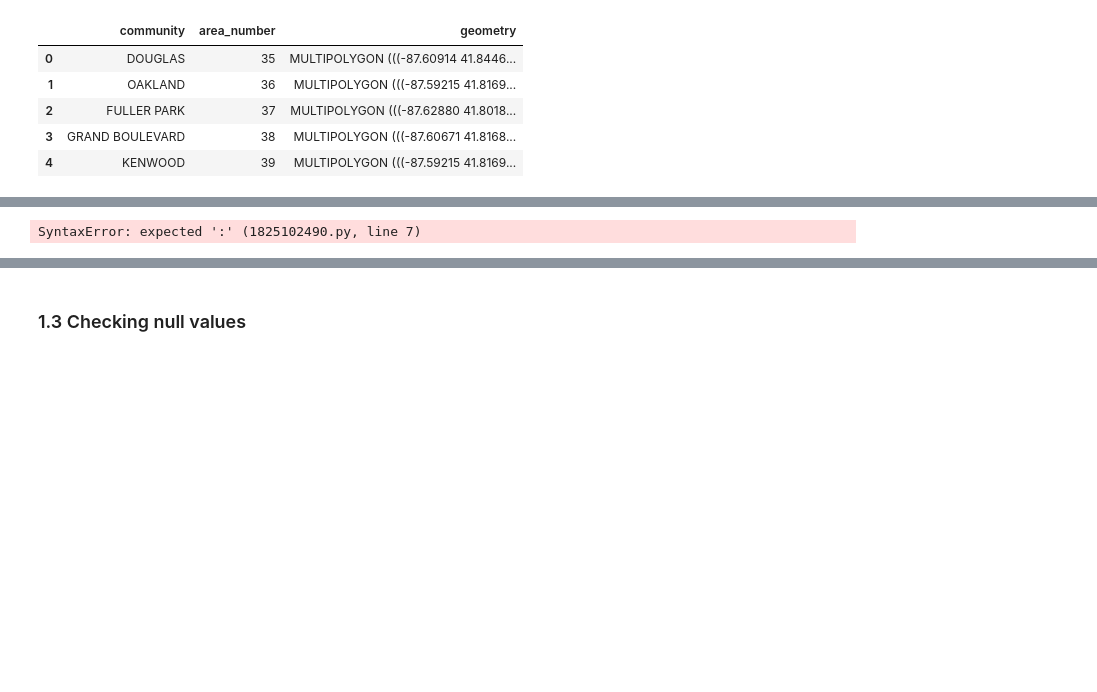
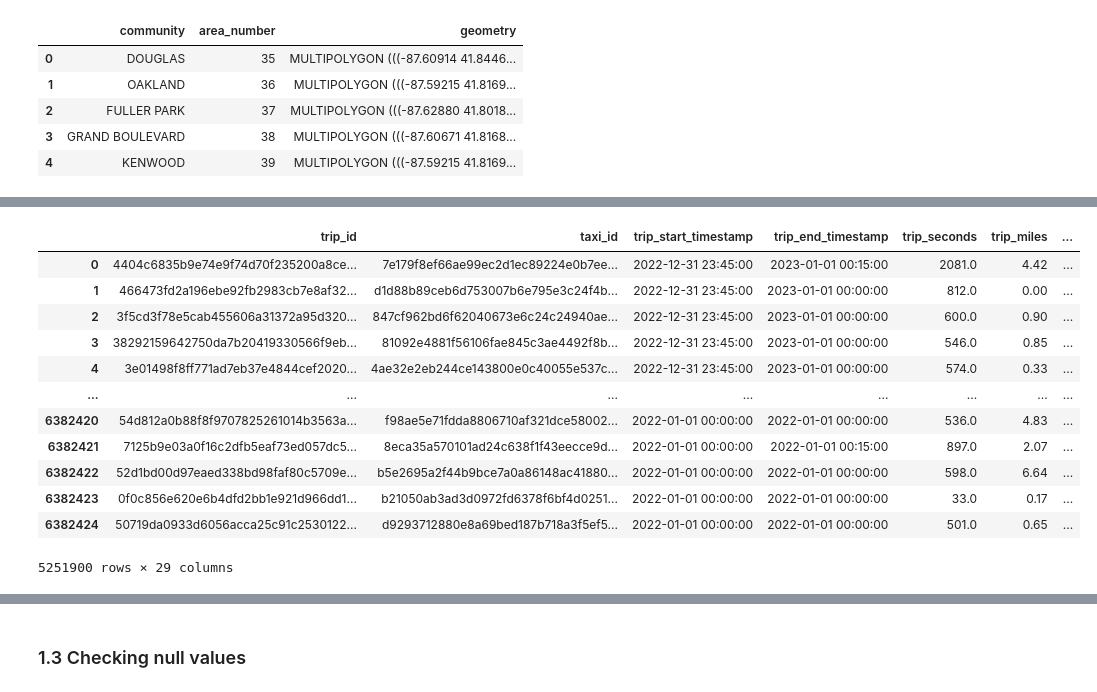
Before and after one commit to madxox/AAA_Teamassignment, a Jupyter notebook: 01a_prep_taxidata.ipynb, the cells around one changed output, grey strips where cells are left out. Saved outputs shown, nothing was run; the diff lists cells and outputs as text; code cells hidden in the pictures; blank space fills up the shorter version.

```diff
--- a/01a_prep_taxidata.ipynb
+++ b/01a_prep_taxidata.ipynb
@@ -350,2 +312,6 @@ merged_gdf.head()
 # %%
 ## MERGE HERE --------------------
+# %%
+condition = ~(merged_dropoff_df['pickup_area_number'].isna() | merged_dropoff_df['dropoff_area_number'].isna())
+
+df_merged = merged_dropoff_df[condition]
@@ -352,19 +338,20 @@ merged_gdf.head()
+# %%
+df_merged
+# %% [output]
+|  | trip_id | taxi_id | trip_start_timestamp | trip_end_timestamp | trip_seconds | trip_miles | ... |
+| 0 | 4404c6835b9e74e9f74d70f235200a8ce... | 7e179f8ef66ae99ec2d1ec89224e0b7ee... | 2022-12-31 23:45:00 | 2023-01-01 00:15:00 | 2081.0 | 4.42 | ... |
+| 1 | 466473fd2a196ebe92fb2983cb7e8af32... | d1d88b89ceb6d753007b6e795e3c24f4b... | 2022-12-31 23:45:00 | 2023-01-01 00:00:00 | 812.0 | 0.00 | ... |
+| 2 | 3f5cd3f78e5cab455606a31372a95d320... | 847cf962bd6f62040673e6c24c24940ae... | 2022-12-31 23:45:00 | 2023-01-01 00:00:00 | 600.0 | 0.90 | ... |
+| 3 | 38292159642750da7b20419330566f9eb... | 81092e4881f56106fae845c3ae4492f8b... | 2022-12-31 23:45:00 | 2023-01-01 00:00:00 | 546.0 | 0.85 | ... |
+| 4 | 3e01498f8ff771ad7eb37e4844cef2020... | 4ae32e2eb244ce143800e0c40055e537c... | 2022-12-31 23:45:00 | 2023-01-01 00:00:00 | 574.0 | 0.33 | ... |
+| ... | ... | ... | ... | ... | ... | ... | ... |
+| 6382420 | 54d812a0b88f8f9707825261014b3563a... | f98ae5e71fdda8806710af321dce58002... | 2022-01-01 00:00:00 | 2022-01-01 00:00:00 | 536.0 | 4.83 | ... |
+| 6382421 | 7125b9e03a0f16c2dfb5eaf73ed057dc5... | 8eca35a570101ad24c638f1f43eecce9d... | 2022-01-01 00:00:00 | 2022-01-01 00:15:00 | 897.0 | 2.07 | ... |
+| 6382422 | 52d1bd00d97eaed338bd98faf80c5709e... | b5e2695a2f44b9bce7a0a86148ac41880... | 2022-01-01 00:00:00 | 2022-01-01 00:00:00 | 598.0 | 6.64 | ... |
+| 6382423 | 0f0c856e620e6b4dfd2bb1e921d966dd1... | b21050ab3ad3d0972fd6378f6bf4d0251... | 2022-01-01 00:00:00 | 2022-01-01 00:00:00 | 33.0 | 0.17 | ... |
+| 6382424 | 50719da0933d6056acca25c91c2530122... | d9293712880e8a69bed187b718a3f5ef5... | 2022-01-01 00:00:00 | 2022-01-01 00:00:00 | 501.0 | 0.65 | ... |
+5251900 rows × 29 columns
 # %%
 ## MERGE END -----------
 # %%
 ## if merged add rest of function
-# %%
-def calculate_distance(row):
-    if row['trip_miles'] == 0:
-        if condition_geolocation:
-            pickup_point = (row['pickup_centroid_latitude'], row['pickup_centroid_longitude'])
-            dropoff_point = (row['dropoff_centroid_latitude'], row['dropoff_centroid_longitude'])
-            return geodesic(pickup_point, dropoff_point).miles
-        else if condition_census_tract:
-            ##
-        else if condition_community_area:
-            ##
-    else:
-        return row['trip_miles']
-# %% [output]
-SyntaxError: expected ':' (1825102490.py, line 7)
```
Also changed, not shown: parts of 22 cells of this notebook.
